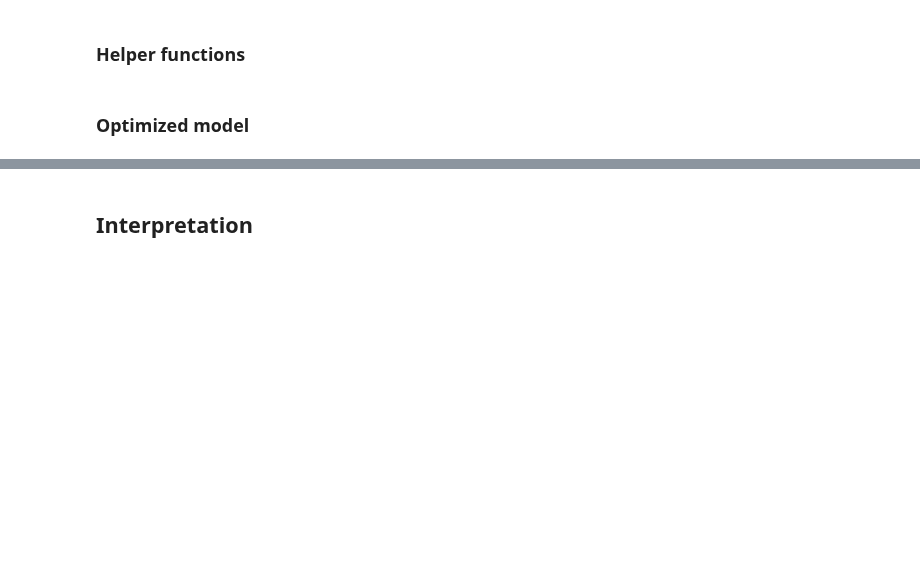
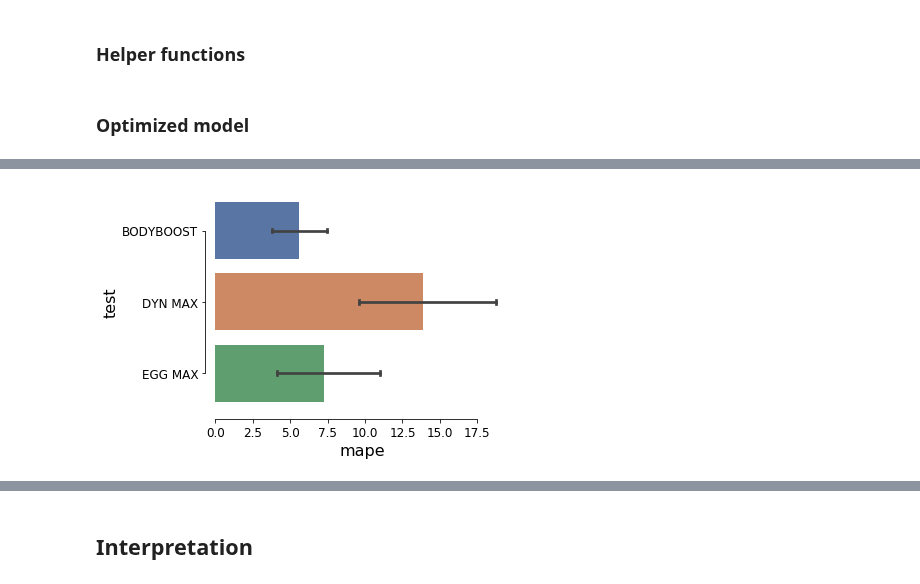
Before and after one commit to romainmartinez/synchro, a Jupyter notebook: synchro.ipynb, the cells around one changed output, grey strips where cells are left out. Saved outputs shown, nothing was run; the diff lists cells and outputs as text; code cells hidden in the pictures; blank space fills up the shorter version.

```diff
--- a/synchro.ipynb
+++ b/synchro.ipynb
@@ -318,0 +326,5 @@ Will train until validation_1-rmse hasn't improved in 50 rounds.
+# %%
+sns.barplot(y='test', x='mape', data=evaluation, capsize=0.05, orient='h', palette=palette)
+show()
+# %% [output]
+[figure, added]
```
Also changed, not shown: parts of 16 cells of this notebook, 12 other files.
